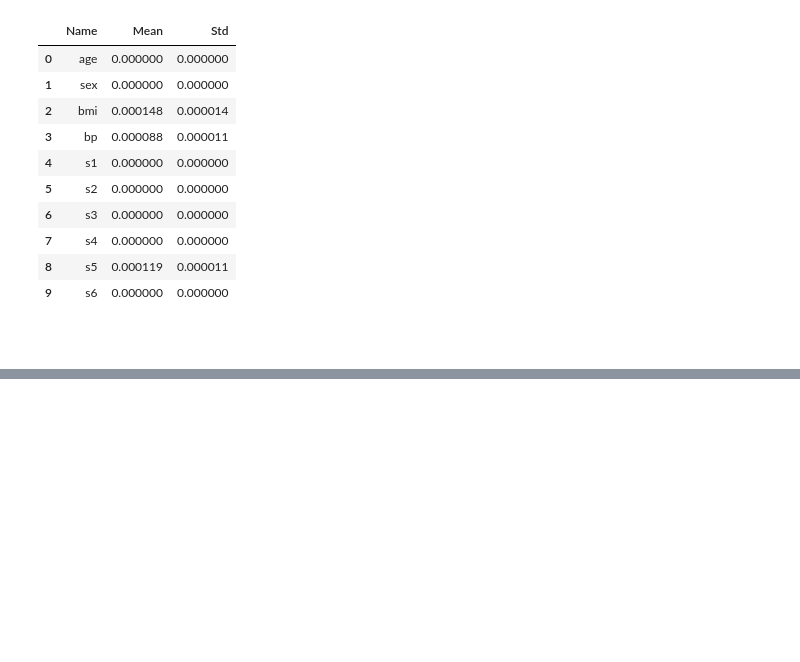
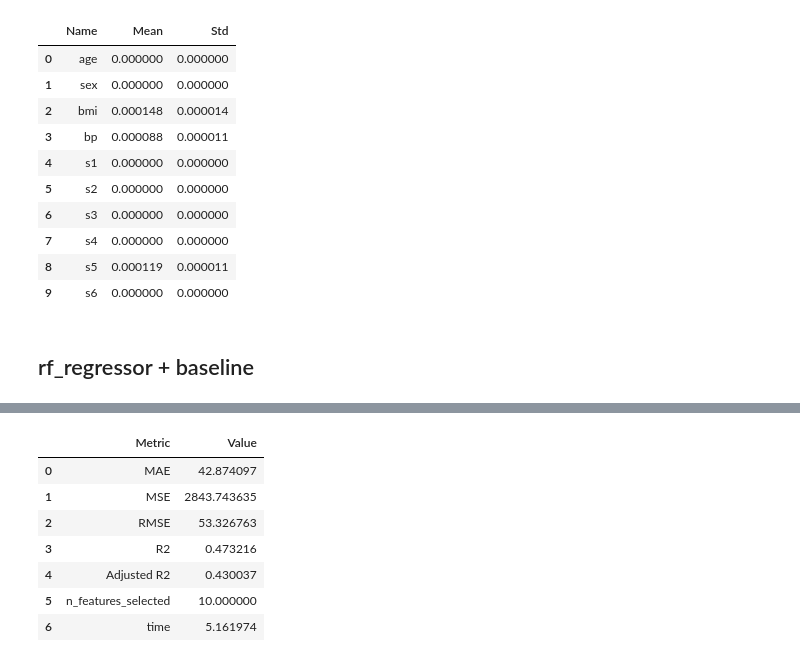
Before and after one commit to xXKeNdAmAmAsTeRXx/Machine-Learning-Tasks, a Jupyter notebook: Model_Selection_and_Regularization/Regression - Diabetes Dataset.ipynb, the cells around one changed output, grey strips where cells are left out. Saved outputs shown, nothing was run; the diff lists cells and outputs as text; code cells hidden in the pictures; blank space fills up the shorter version.

```diff
--- a/Model_Selection_and_Regularization/Regression - Diabetes Dataset.ipynb
+++ b/Model_Selection_and_Regularization/Regression - Diabetes Dataset.ipynb
@@ -686,4 +697,22 @@ calculate_feature_importance(svr_pipe)
 | 8 | s5 | 0.000119 | 0.000011 |
 | 9 | s6 | 0.000000 | 0.000000 |
 # %% [markdown]
-##
+## rf_regressor + baseline
+# %%
+def RF_study(trail):
+
+    n_estimators = trail.suggest_int("n_estimators", 75, 125)
+    max_depth = trail.suggest_int("max_depth", 2, 10)
+    min_samples_split = trail.suggest_int("min_samples_split", 2, 10)
+    max_features = trail.suggest_categorical("max_features", ["sqrt", 'log2', 1.0])
+
+    clf = RandomForestRegressor(n_estimators=n_estimators, max_depth=max_depth, min_samples_split=min_samples_split, max_features=max_features ,random_state=42)
+    clf.fit(x_train, y_train)
+    cv = KFold(n_splits=5, shuffle=True, random_state=42)
+    score = cross_val_score(clf, x_train, y_train, cv=cv, scoring= 'neg_mean_squared_error').mean()
+
+    return score
+
+rf_model, rf_results = optimize_train_and_judge(None, RandomForestRegressor,RF_study ,trails=10)
+rf_results
+# %% [output]
@@ -689,0 +737,8 @@ calculate_feature_importance(svr_pipe)
+|  | Metric | Value |
+| 0 | MAE | 42.874097 |
+| 1 | MSE | 2843.743635 |
+| 2 | RMSE | 53.326763 |
+| 3 | R2 | 0.473216 |
+| 4 | Adjusted R2 | 0.430037 |
+| 5 | n_features_selected | 10.000000 |
+| 6 | time | 5.161974 |
```
Also changed, not shown: parts of 6 cells of this notebook.
